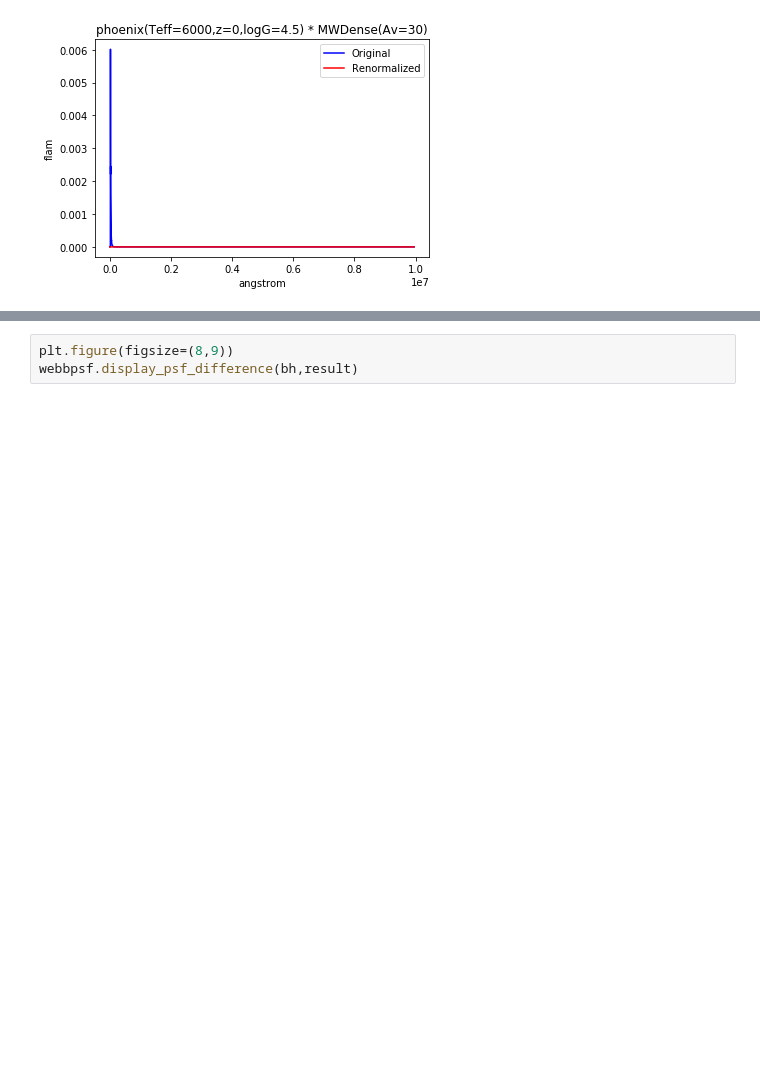
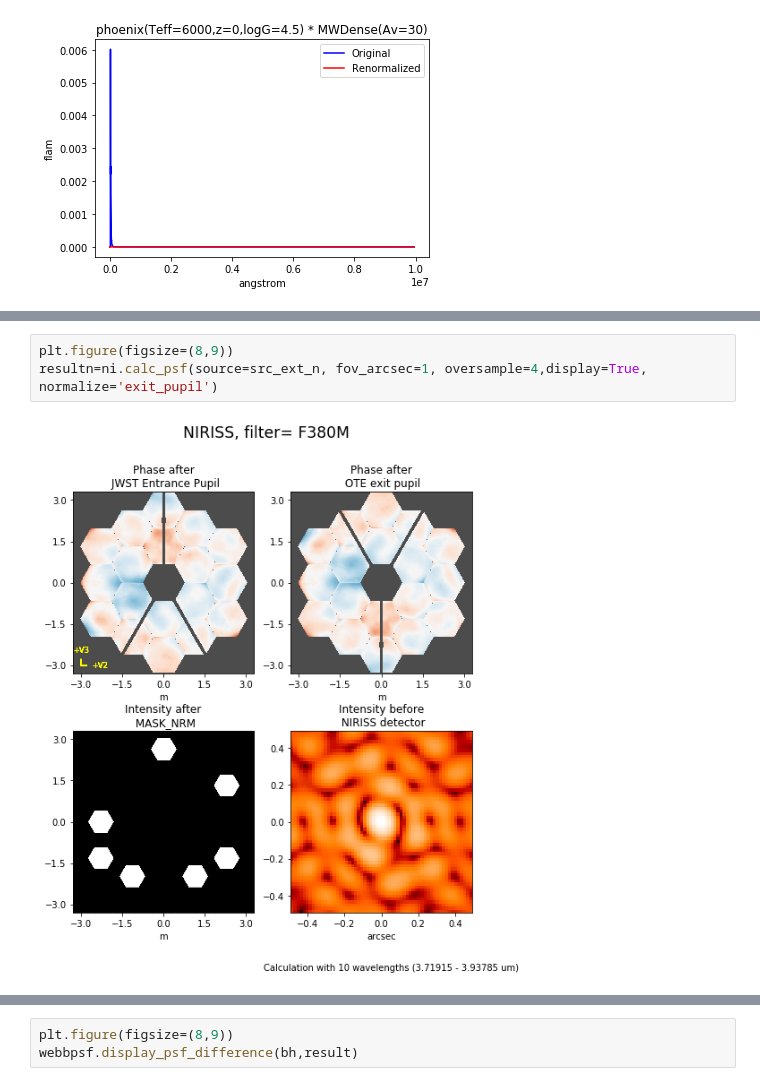
Before and after one commit to kevinlplam/jwst, a Jupyter notebook: Step 1 and 2.ipynb, the cells around one changed output, grey strips where cells are left out. Cells and saved outputs as stored; diff of their text form; blank space fills up the shorter version.

```diff
--- a/Step 1 and 2.ipynb
+++ b/Step 1 and 2.ipynb
@@ -126,0 +116,5 @@ result=ni.calc_psf(source=src_ext_n, fov_arcsec=1, oversample=4,display=True)
+# %%
+plt.figure(figsize=(8,9))
+resultn=ni.calc_psf(source=src_ext_n, fov_arcsec=1, oversample=4,display=True, normalize='exit_pupil')
+# %% [output]
+[figure, added]
```
Also changed, not shown: parts of 12 cells of this notebook, 1 other file.
